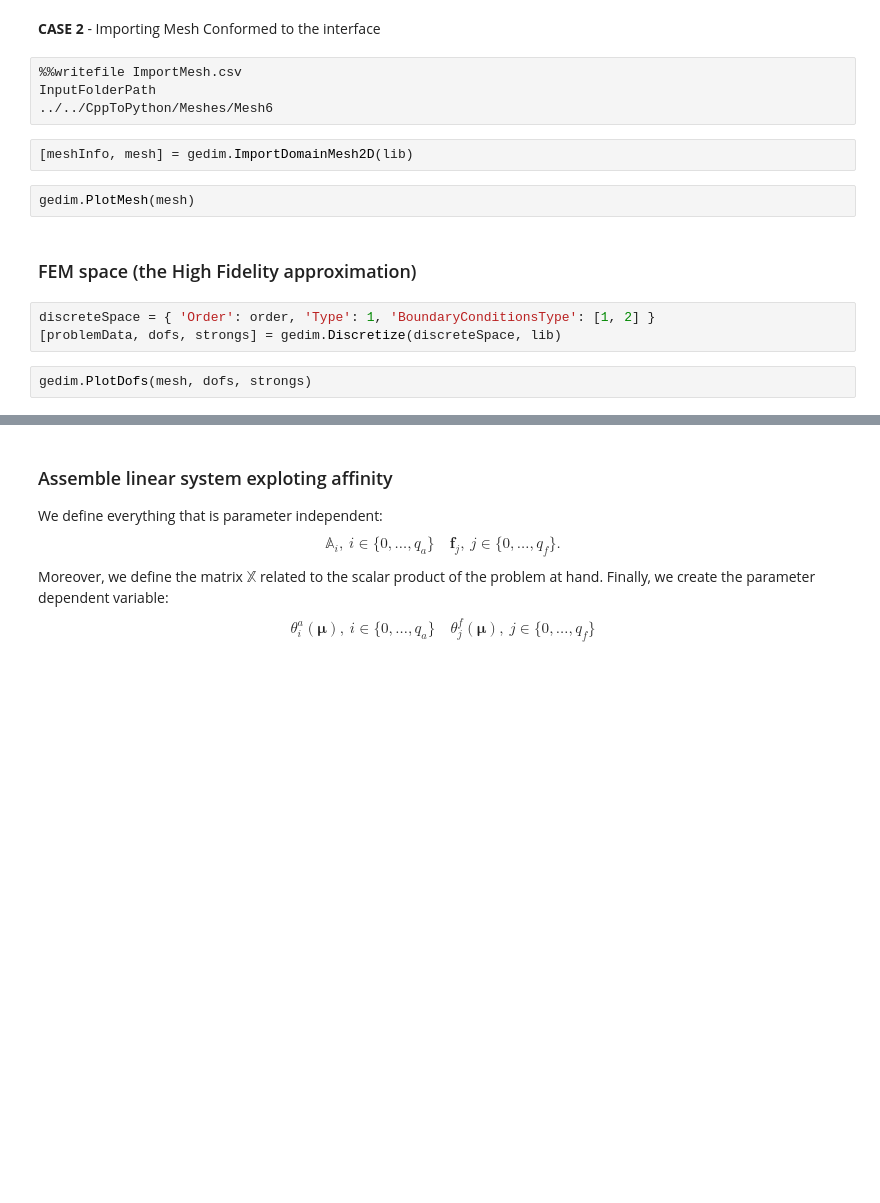
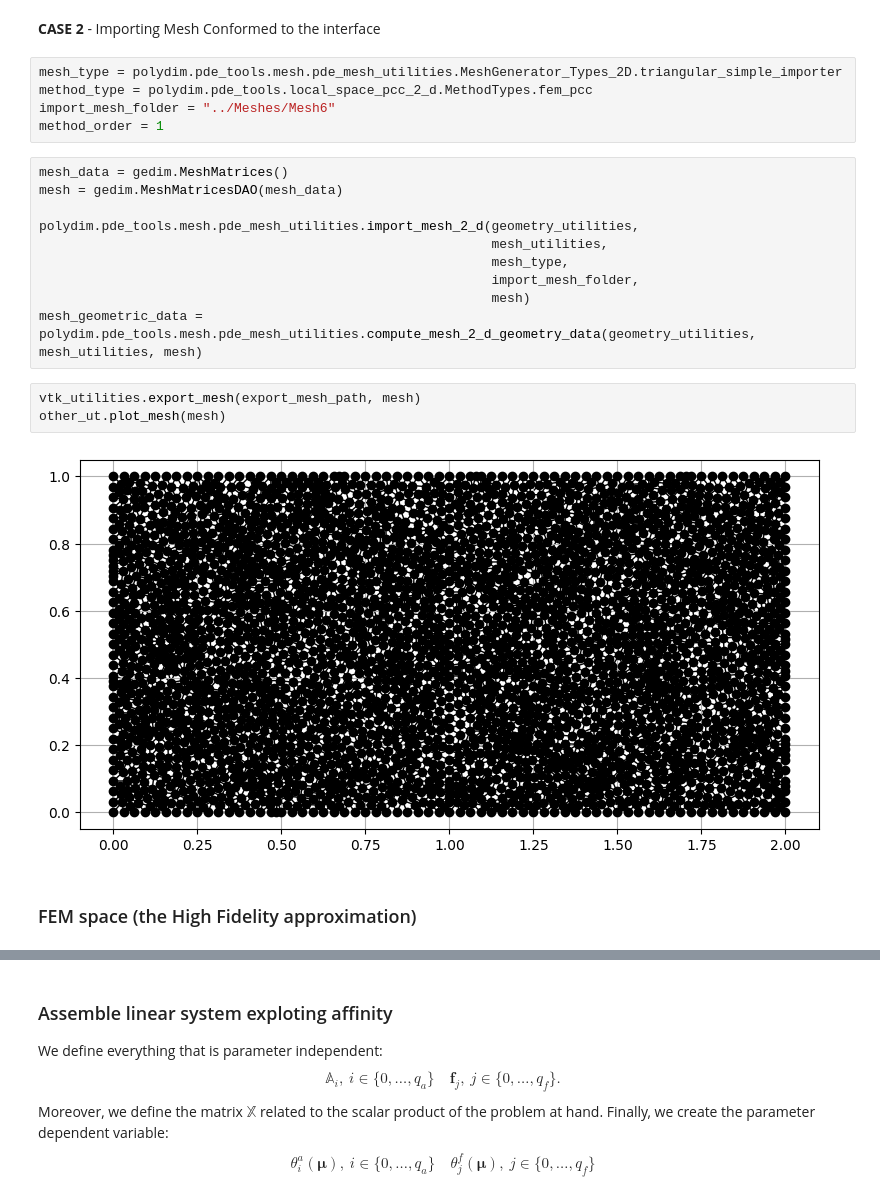
Before and after one commit to fvicini/RBM_ML_2026, a Jupyter notebook: Lab14/geometric.ipynb, the cells around one changed output, grey strips where cells are left out. Drawn from its saved outputs; the diff is of its cells as text; blank space fills up the shorter version.

```diff
--- a/Lab14/geometric.ipynb
+++ b/Lab14/geometric.ipynb
@@ -208,17 +200,24 @@ domain = { 'RectangleBase': 2.0, 'RectangleHeight': 1.0, 'VerticesBoundaryCondit
 # %% [markdown]
 **CASE 2** - Importing Mesh Conformed to the interface
-# %%
-%%writefile ImportMesh.csv
-InputFolderPath
-../../CppToPython/Meshes/Mesh6
-# %%
-[meshInfo, mesh] = gedim.ImportDomainMesh2D(lib)
-# %%
-gedim.PlotMesh(mesh)
+# %%
+mesh_type = polydim.pde_tools.mesh.pde_mesh_utilities.MeshGenerator_Types_2D.triangular_simple_importer
+method_type = polydim.pde_tools.local_space_pcc_2_d.MethodTypes.fem_pcc
+import_mesh_folder = "../Meshes/Mesh6"
+method_order = 1
+# %%
+mesh_data = gedim.MeshMatrices()
+mesh = gedim.MeshMatricesDAO(mesh_data)
+
+polydim.pde_tools.mesh.pde_mesh_utilities.import_mesh_2_d(geometry_utilities,
+                                                          mesh_utilities,
+                                                          mesh_type,
+                                                          import_mesh_folder,
+                                                          mesh)
+mesh_geometric_data = polydim.pde_tools.mesh.pde_mesh_utilities.compute_mesh_2_d_geometry_data(geometry_utilities, mesh_utilities, mesh)
+# %%
+vtk_utilities.export_mesh(export_mesh_path, mesh)
+other_ut.plot_mesh(mesh)
+# %% [output]
+[figure, added]
 # %% [markdown]
 ### FEM space (the High Fidelity approximation)
-# %%
-discreteSpace = { 'Order': order, 'Type': 1, 'BoundaryConditionsType': [1, 2] }
-[problemData, dofs, strongs] = gedim.Discretize(discreteSpace, lib)
-# %%
-gedim.PlotDofs(mesh, dofs, strongs)
```
Also changed, not shown: parts of 17 cells of this notebook.
